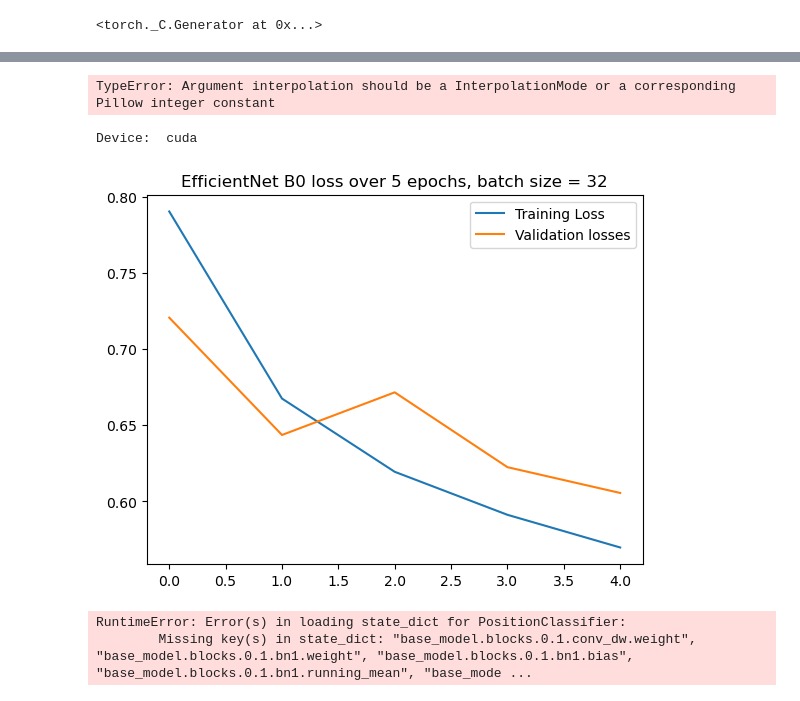
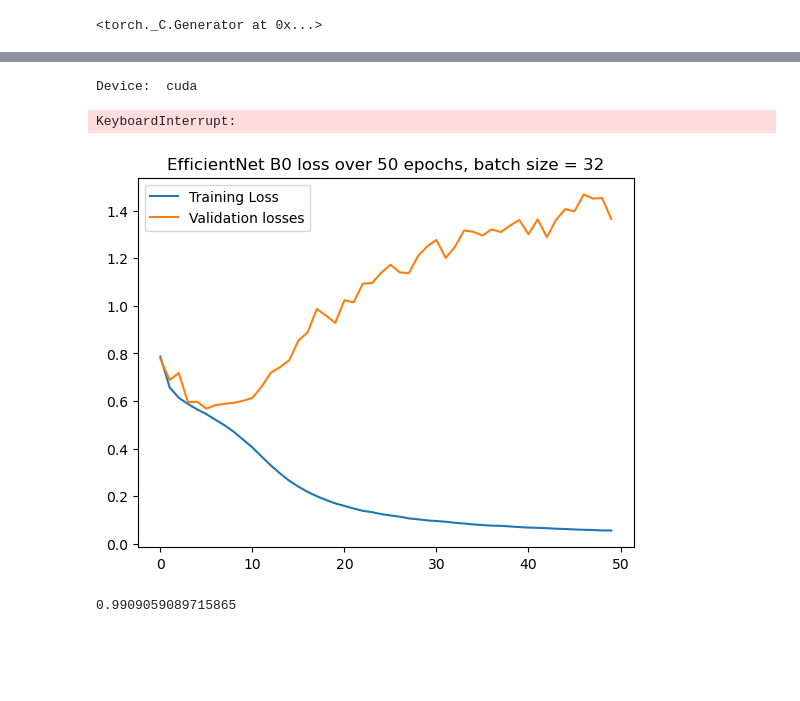
Before and after one commit to Jubliani/Image-Based-Chess-Engine, a Jupyter notebook: chessEngine/modelTraining.ipynb, the cells around one changed output, grey strips where cells are left out. Drawn from its saved outputs; the diff is of its cells as text; code cells hidden in the pictures; blank space fills up the shorter version.

Commit message:
Trained 20 and 50 epoch models

```diff
--- a/chessEngine/modelTraining.ipynb
+++ b/chessEngine/modelTraining.ipynb
@@ -56,3 +50,16 @@ print(target_to_class)
+# %%
+#Creating the classifier
+class PositionClassifier(nn.Module):
+    def __init__(self, num_classes=3):
+        super(PositionClassifier, self).__init__()
+        self.base_model = timm.create_model('efficientnet_b0', pretrained=True, in_chans=1)
+        self.features = nn.Sequential(*list(self.base_model.children())[:-1])
+        self.classifier = nn.Linear(1280, num_classes)
+
+    def forward(self, x):
+        x = self.features(x)
+        output = self.classifier(x)
+        return output
 # %%
 #Loading in dataset and converting dataset to tensors
 transform = transforms.Compose([
@@ -70,34 +75,20 @@ dataloader = DataLoader(train_dataset, batch_size=BATCH_SIZE, shuffle=True)
 # %%
-for images, labels in train_dataset:
+for images, labels in train_loader:
     break
 
-t = transforms.ToPILImage()
-images = t(images)
-images.show()
+T = transforms.ToPILImage()
+x = T(images[0])
+x.show()
-# %% [output]
-TypeError: Argument interpolation should be a InterpolationMode or a corresponding Pillow integer constant
-# %%
-#Creating the classifier
-class PositionClassifier(nn.Module):
-    def __init__(self, num_classes=3):
-        super(PositionClassifier, self).__init__()
-        self.base_model = timm.create_model('efficientnet_b1', pretrained=True)
-        self.features = nn.Sequential(*list(self.base_model.children())[:-1])
-        self.classifier = nn.Linear(1280, num_classes)
-
-    def forward(self, x):
-        x = self.features(x)
-        output = self.classifier(x)
-        return output
 # %%
 #Creating the training loop
+torch.manual_seed(SEED)
 device = torch.device("cuda" if torch.cuda.is_available() else "cpu")
 print("Device: ", device)
 train_losses, validation_losses = [], []
 model = PositionClassifier()
 model.to(device)
 criterion = nn.CrossEntropyLoss()
-optimizer = optim.Adam(model.parameters(), lr=LEARNING_RATE)
+optimizer = optim.Adam(model.parameters(), lr=LEARNING_RATE, weight_decay=1e-4)
 
 for epoch in range(NUM_EPOCHS):
     model.train()
@@ -126,13 +117,14 @@ for epoch in range(NUM_EPOCHS):
     print(f"Epoch {epoch+1}/{NUM_EPOCHS} - Train loss: {train_loss}, Validation loss: {validation_loss}")
 # %% [output]
 Device:  cuda
+KeyboardInterrupt:
 # %%
 #Graph
 plt.plot(train_losses, label="Training Loss")
 plt.plot(validation_losses, label="Validation losses")
 plt.legend()
-plt.title("EfficientNet B0 loss over 5 epochs, batch size = 32")
+plt.title("EfficientNet B0 loss over 50 epochs, batch size = 32")
 plt.show()
 # %% [output]
-[figure, old version]
+[figure, new version]
 # %%
@@ -140,21 +132,20 @@ model_path = f"models/efficientnet_b0_{NUM_EPOCHS}epochs_{BATCH_SIZE}batch"
 torch.save(model.state_dict(), model_path)
 # %%
 #testing model accuracy
-model_path = f"models/efficientnet_b0_{NUM_EPOCHS}epochs_{BATCH_SIZE}batch"
+model_path = f"models/efficientnet_b0_{NUM_EPOCHS}epochs_{BATCH_SIZE}batch.pth"
 model = PositionClassifier()
 model.load_state_dict(torch.load(model_path))
+model.to(device)
 model.eval()
+num_correct = 0
 with torch.no_grad():
-    for images, labels in tqdm(validation_loader, desc='Validation loop'):
+    for images, labels in tqdm(train_loader, desc='Validation loop'):
         images, labels = images.to(device), labels.to(device)
         outputs = model(images)
         loss = criterion(outputs, labels)
-        for i in loss:
-            print(i)
-        running_loss += loss.item() * labels.size(0)
-validation_loss = running_loss / len(validation_loader.dataset)
-validation_losses.append(validation_loss)
-print(f"Epoch {epoch+1}/{NUM_EPOCHS} - Train loss: {train_loss}, Validation loss: {validation_loss}")
+        for i in range(len(outputs)):
+            if torch.argmax(outputs[i]) == labels[i]:
+                num_correct += 1
+print(num_correct / len(train_dataset))
 # %% [output]
-RuntimeError: Error(s) in loading state_dict for PositionClassifier:
-        Missing key(s) in state_dict: "base_model.blocks.0.1.conv_dw.weight", "base_model.blocks.0.1.bn1.weight", "base_model.blocks.0.1.bn1.bias", "base_model.blocks.0.1.bn1.running_mean", "base_mode ...
+0.9909059089715865
```
Also changed, not shown: parts of 5 cells of this notebook, 4 other files.
